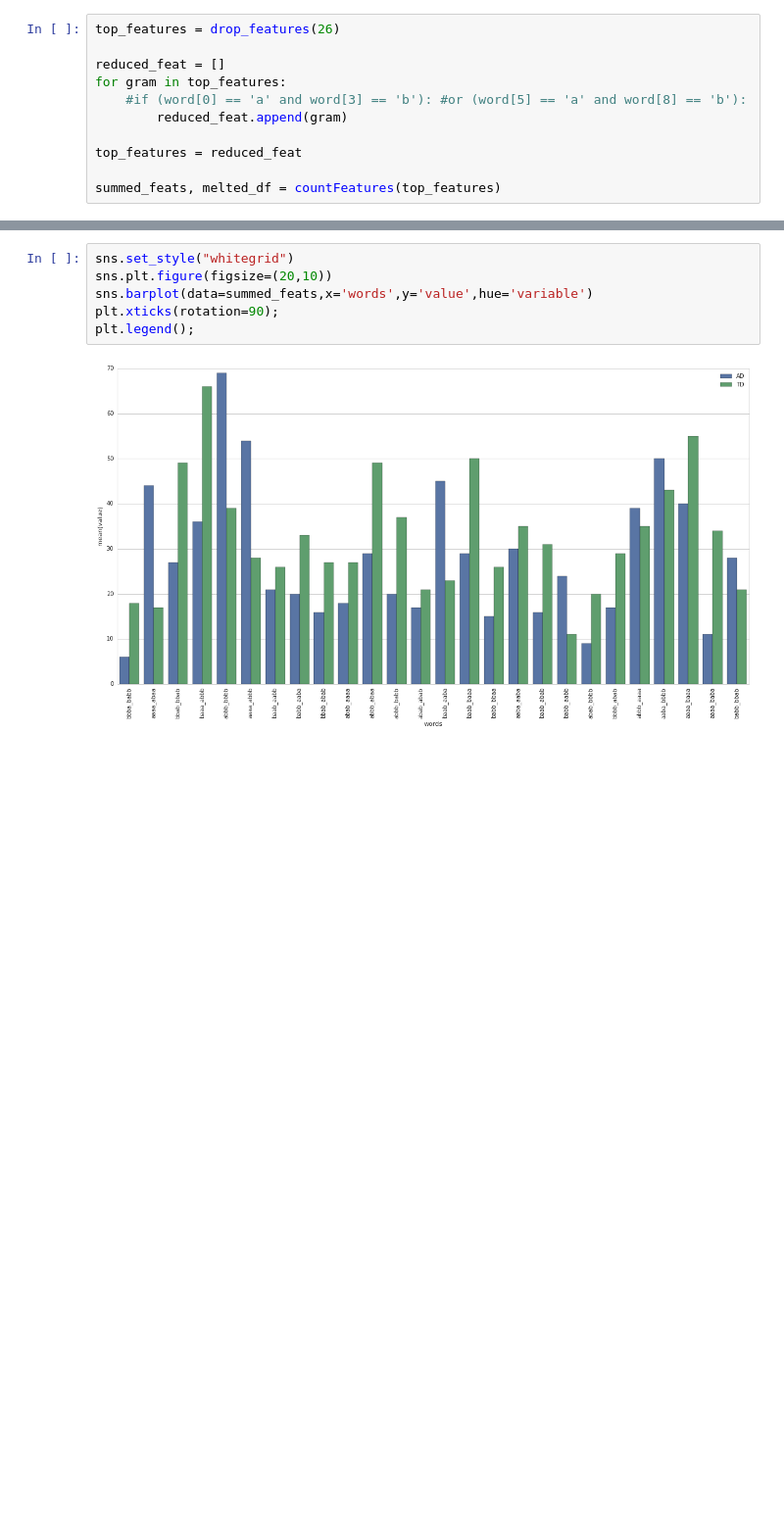
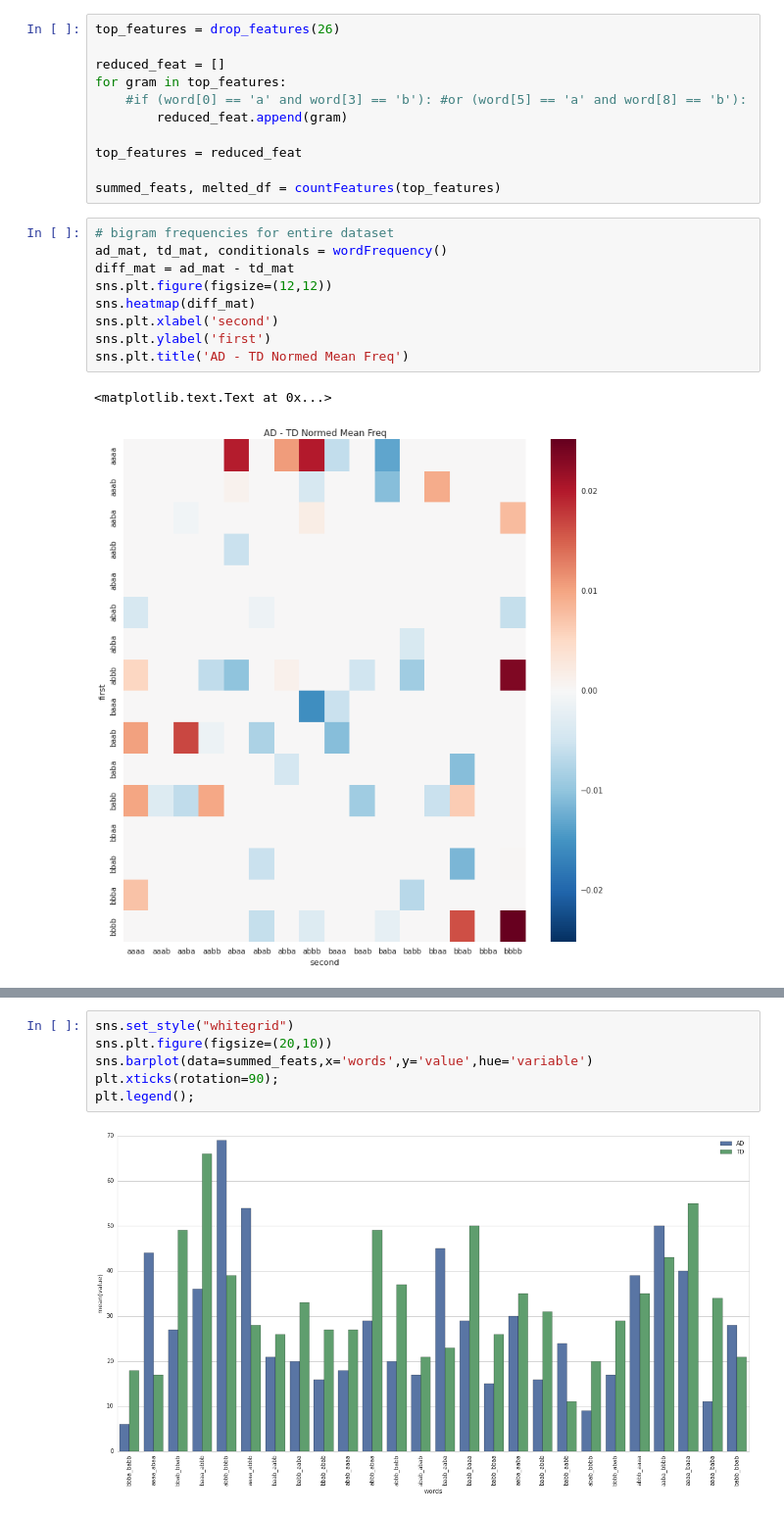
Before and after one commit to boomsbloom/media-nlp, a Jupyter notebook: feature_analysis.ipynb, the cells around one changed output, grey strips where cells are left out. Shown at 98% size. Cells and saved outputs as stored; diff of their text form; blank space fills up the shorter version.

Commit message:
conditional probability matrices

```diff
--- a/enet_feat_analysis.ipynb
+++ b/feature_analysis.ipynb
@@ -19,3 +19,15 @@ for gram in top_features:
 top_features = reduced_feat
 
 summed_feats, melted_df = countFeatures(top_features)
+# %%
+# bigram frequencies for entire dataset
+ad_mat, td_mat, conditionals = wordFrequency()
+diff_mat = ad_mat - td_mat
+sns.plt.figure(figsize=(12,12))
+sns.heatmap(diff_mat)
+sns.plt.xlabel('second')
+sns.plt.ylabel('first')
+sns.plt.title('AD - TD Normed Mean Freq')
+# %% [output]
+<matplotlib.text.Text at 0x...>
+[figure, added]
```
Also changed, not shown: parts of 2 cells of this notebook, 1 other file.
